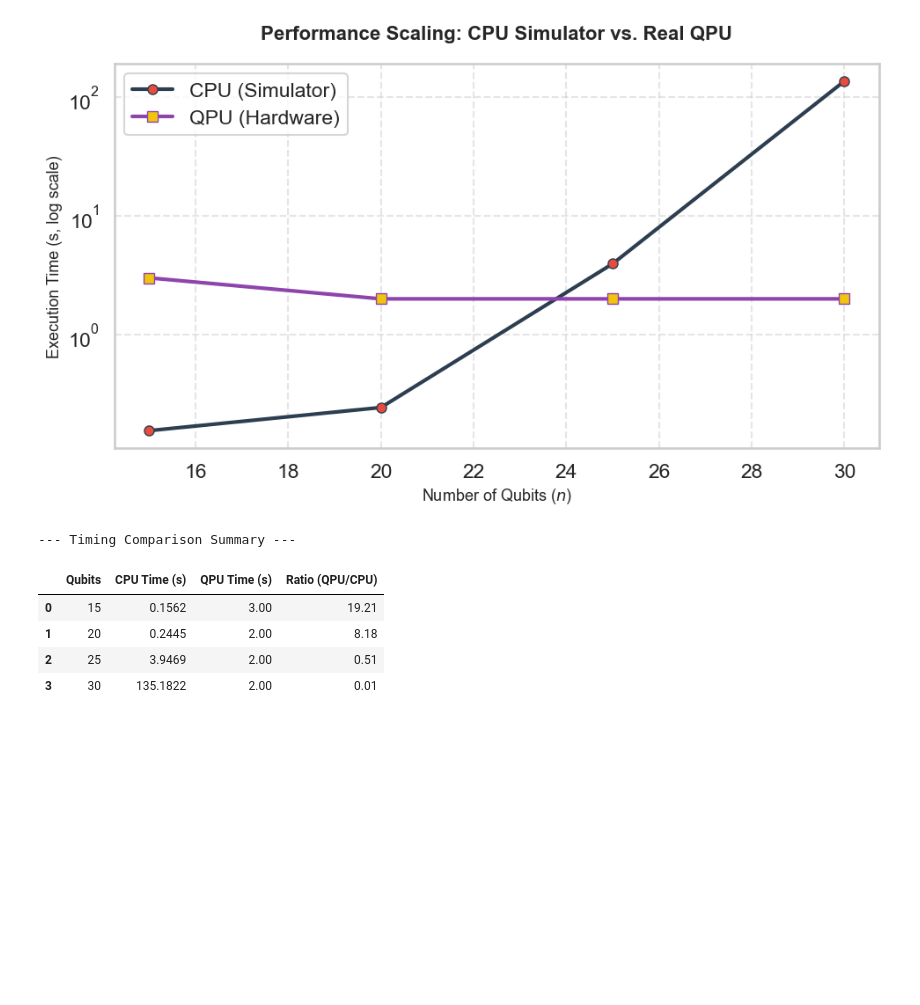
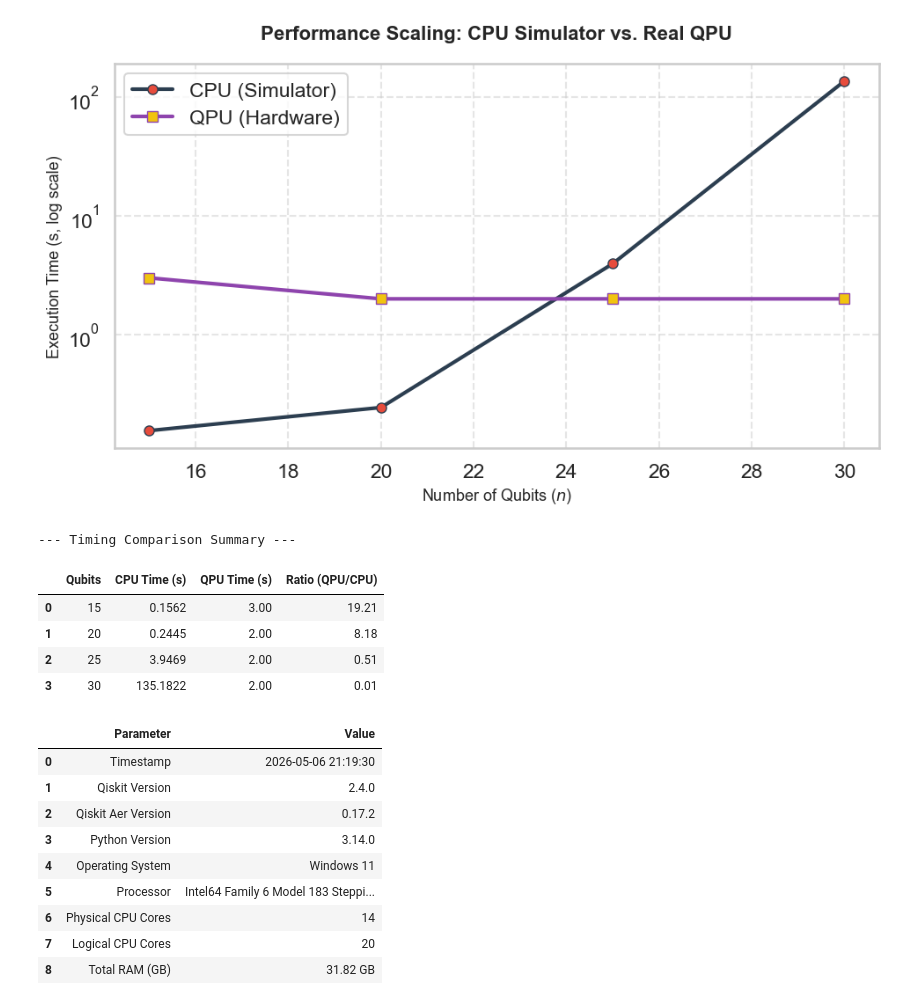
Before and after one commit to FurTh3r/QuantumFourierTransform, a Jupyter notebook: qft_notebook.ipynb, the cells around one changed output. Drawn from its saved outputs; the diff is of its cells as text; code cells hidden in the pictures; blank space fills up the shorter version.

```diff
--- a/qft_notebook.ipynb
+++ b/qft_notebook.ipynb
@@ -963,3 +965,46 @@ display(df_timing_comp.style.format({"CPU Time (s)": "{:.4f}", "QPU Time (s)": "
 | 1 | 20 | 0.2445 | 2.00 | 8.18 |
 | 2 | 25 | 3.9469 | 2.00 | 0.51 |
 | 3 | 30 | 135.1822 | 2.00 | 0.01 |
+# %%
+info_system = {
+    "Parameter": [
+        "Timestamp",
+        "Qiskit Version",
+        "Qiskit Aer Version",
+        "Python Version",
+        "Operating System",
+        "Processor",
+        "Physical CPU Cores",
+        "Logical CPU Cores",
+        "Total RAM (GB)"
+    ],
+    "Value": [
+        datetime.now().strftime("%Y-%m-%d %H:%M:%S"),
+        qiskit.__version__,
+        qiskit_aer.__version__,
+        platform.python_version(),
+        f"{platform.system()} {platform.release()}",
+        platform.processor(),
+        psutil.cpu_count(logical=False),
+        psutil.cpu_count(logical=True),
+        f"{round(psutil.virtual_memory().total / (1024**3), 2)} GB",
+    ]
+}
+
+df = pd.DataFrame(info_system)
+df_styled = df.style.set_properties(**{
+    'white-space': 'pre-wrap'
+})
+
+df_styled
+# %% [output]
+|  | Parameter | Value |
+| 0 | Timestamp | 2026-05-06 21:19:30 |
+| 1 | Qiskit Version | 2.4.0 |
+| 2 | Qiskit Aer Version | 0.17.2 |
+| 3 | Python Version | 3.14.0 |
+| 4 | Operating System | Windows 11 |
+| 5 | Processor | Intel64 Family 6 Model 183 Steppi... |
+| 6 | Physical CPU Cores | 14 |
+| 7 | Logical CPU Cores | 20 |
+| 8 | Total RAM (GB) | 31.82 GB |
```
Also changed, not shown: parts of 1 cell of this notebook, 1 other file.
